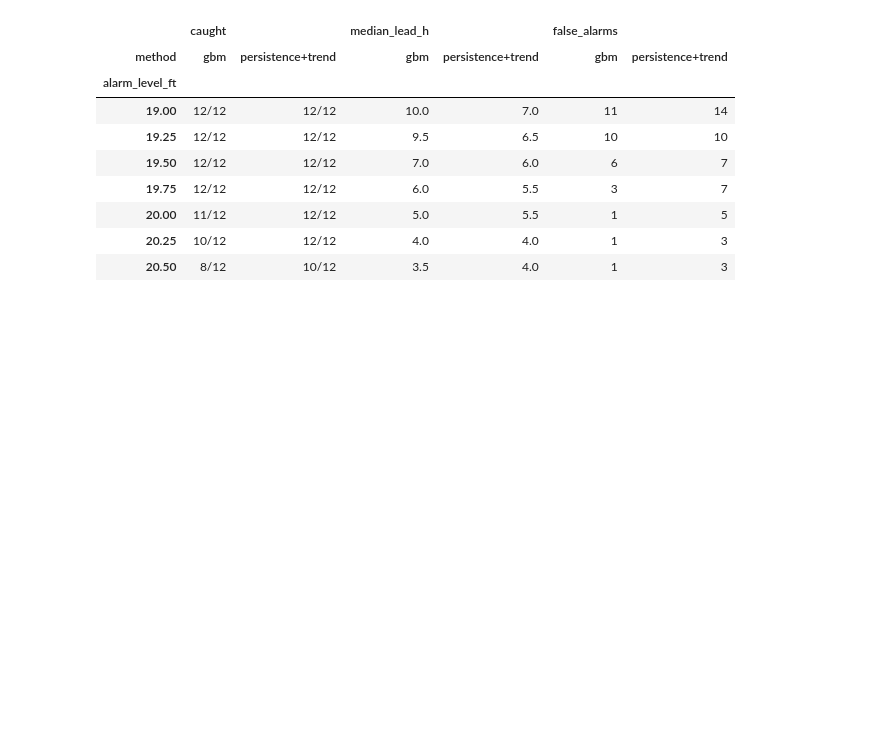
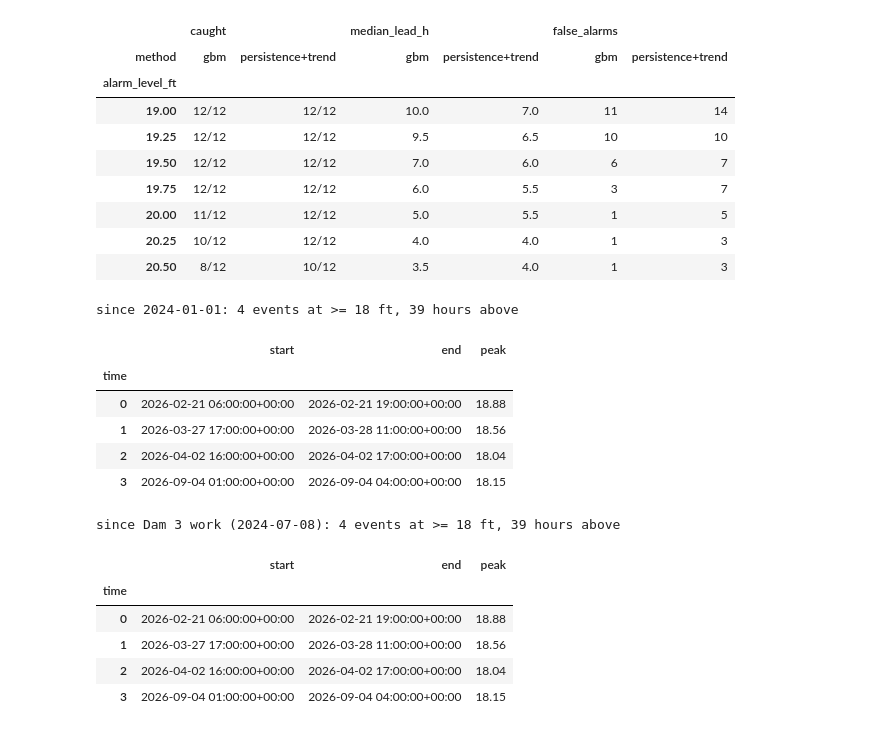
Before and after one commit to Shobhith-V/Systems_final_project, a Jupyter notebook: src/systems_final_project/model.ipynb, the cells around one changed output. Saved outputs shown, nothing was run; the diff lists cells and outputs as text; code cells hidden in the pictures; blank space fills up the shorter version.

```diff
--- a/src/systems_final_project/model.ipynb
+++ b/src/systems_final_project/model.ipynb
@@ -503,3 +503,30 @@ sweep.pivot(index="alarm_level_ft", columns="method", values=["caught", "median_
 | 20.00 | 11/12 | 12/12 | 5.0 | 5.5 | 1 | 5 |
 | 20.25 | 10/12 | 12/12 | 4.0 | 4.0 | 1 | 3 |
 | 20.50 | 8/12 | 10/12 | 3.5 | 4.0 | 1 | 3 |
+# %%
+LEVEL = 18
+lvl = df["point"].dropna()          # use `hourly` instead of `df` in the cleaning notebook
+
+for label, start in [("since 2024-01-01", "2025-01-01"), ("since Dam 3 work (2024-07-08)", "2024-07-08")]:
+    s = lvl[start:]
+    t_above = s.index[s >= LEVEL].to_series()
+    ev_id = (t_above.diff() > pd.Timedelta("24h")).cumsum()
+    ev = t_above.groupby(ev_id).agg(["min", "max"])
+    ev["peak"] = [s[a:b].max() for a, b in zip(ev["min"], ev["max"])]
+    print(f"{label}: {len(ev)} events at >= {LEVEL} ft, {len(t_above)} hours above")
+    display(ev.rename(columns={"min": "start", "max": "end"}).round(2))
+# %% [output]
+since 2024-01-01: 4 events at >= 18 ft, 39 hours above
+|  | start | end | peak |
+| time |  |  |  |
+| 0 | 2026-02-21 06:00:00+00:00 | 2026-02-21 19:00:00+00:00 | 18.88 |
+| 1 | 2026-03-27 17:00:00+00:00 | 2026-03-28 11:00:00+00:00 | 18.56 |
+| 2 | 2026-04-02 16:00:00+00:00 | 2026-04-02 17:00:00+00:00 | 18.04 |
+| 3 | 2026-09-04 01:00:00+00:00 | 2026-09-04 04:00:00+00:00 | 18.15 |
+since Dam 3 work (2024-07-08): 4 events at >= 18 ft, 39 hours above
+|  | start | end | peak |
+| time |  |  |  |
+| 0 | 2026-02-21 06:00:00+00:00 | 2026-02-21 19:00:00+00:00 | 18.88 |
+| 1 | 2026-03-27 17:00:00+00:00 | 2026-03-28 11:00:00+00:00 | 18.56 |
+| 2 | 2026-04-02 16:00:00+00:00 | 2026-04-02 17:00:00+00:00 | 18.04 |
+| 3 | 2026-09-04 01:00:00+00:00 | 2026-09-04 04:00:00+00:00 | 18.15 |
```
